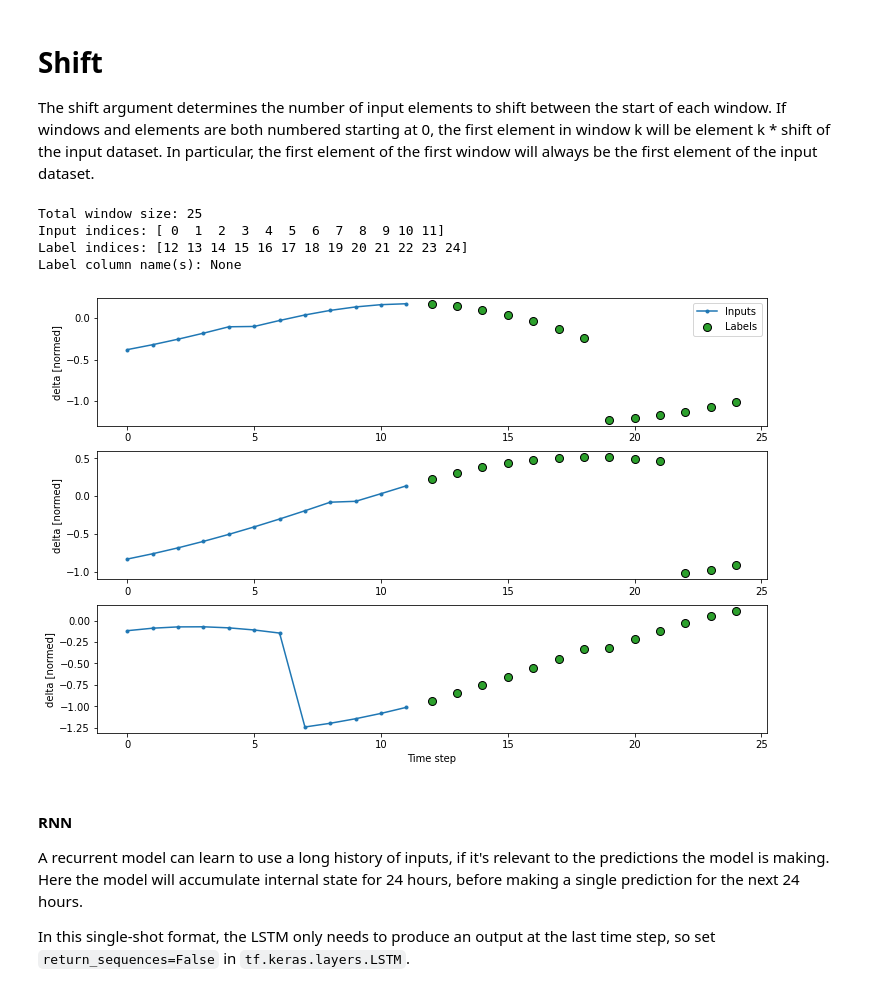
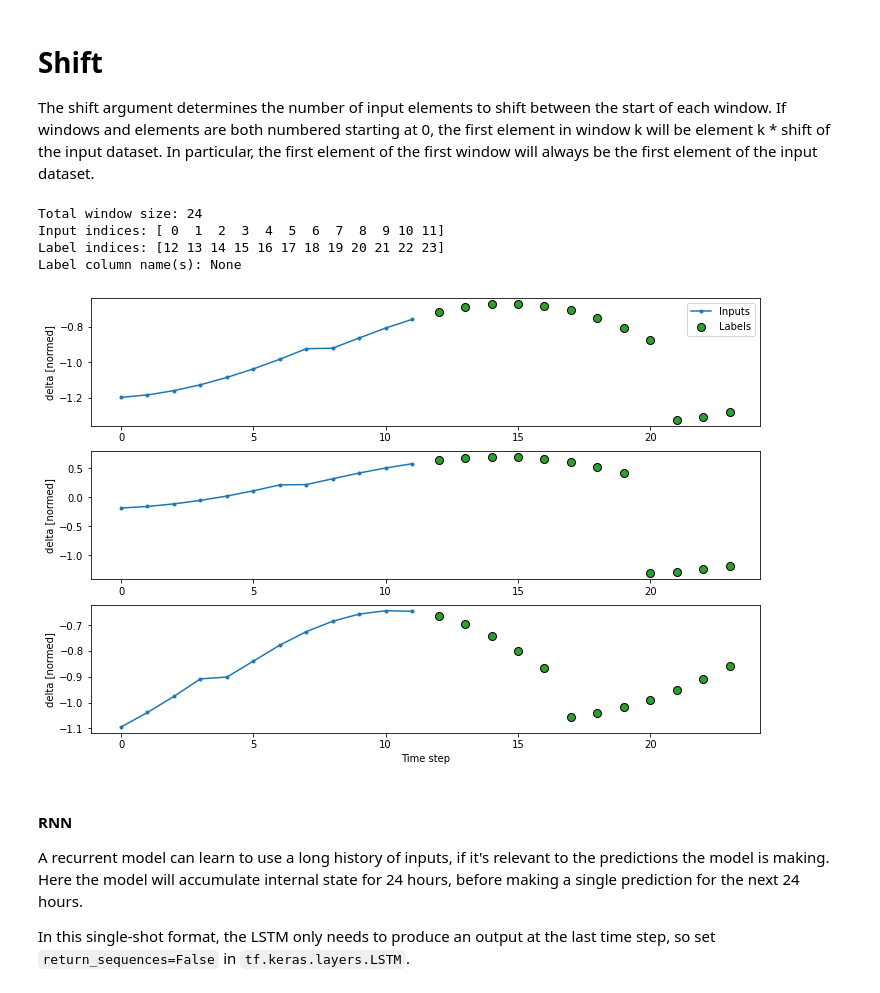
Before and after one commit to TamoshkinIvan/BKR, a Jupyter notebook: data_proc_haranor.ipynb, the cells around one changed output. Drawn from its saved outputs; the diff is of its cells as text; code cells hidden in the pictures.

```diff
--- a/data_proc_haranor.ipynb
+++ b/data_proc_haranor.ipynb
@@ -139,9 +140,9 @@ def pre_processing_kz250_data(csv_name, i):
 
         # Считаем необходимые данные
         transient = pd.read_csv(csv_name[i], delimiter=";",
-                                decimal=",", index_col=False)[29 - 1:51 + 3:]
+                                decimal=",", index_col=False)[29 - 1:51 + 2:]
         transient_56 = pd.read_csv(csv_name[i], delimiter=";",
-                                   decimal=",", index_col=False)[26 - 1:51 + 3:]
+                                   decimal=",", index_col=False)[26 - 1:51 + 2:]
 
         # Выполним расчеты относительно березовской грэс
         transient['delta'] = transient['delta_horon']   - transient['delta_beraza']
@@ -185,9 +186,9 @@ def pre_processing_kz300_data(csv_name, i):
 
         #Считаем необходимые данные
         transient = pd.read_csv(csv_name[i], delimiter=";",
-                                decimal=",", index_col=False)[31 - 1:53 + 3:]
+                                decimal=",", index_col=False)[31 - 1:53 + 2:]
         transient_56 = pd.read_csv(csv_name[i], delimiter=";",
-                                   decimal=",", index_col=False)[28 - 1:53 + 3:]
+                                   decimal=",", index_col=False)[28 - 1:53 + 2:]
 
 
 
@@ -290,9 +291,9 @@ timestamp_s = date_time.map(pd.Timestamp.timestamp)
 n = len(df)
 column_indices = {name: i for i, name in enumerate(df.columns)}
 
-train_df = df[0 : 80 * 25]
-val_df = df[80 * 25: 94 * 25]
-test_df = df[94 * 25:]
+train_df = df[0 : 80 * 24]
+val_df = df[80 * 24: 94 * 24]
+test_df = df[94 * 24:]
 # %% [markdown]
 # Нормализация данных
 # %% [markdown]
@@ -502,7 +503,7 @@ The shift argument determines the number of input elements to shift between the
 # %%
 MAX_EPOCHS = 1000
 num_features = 2
-OUT_STEPS = 10 + 3
+OUT_STEPS = 10 + 2
 multi_train_performance = {}
 multi_val_performance = {}
 multi_performance = {}
@@ -523,17 +524,17 @@ def compile_and_fit(model, window, patience=2):
 # %%
 multi_window = WindowGenerator(input_width=11 + 1,
                                label_width=OUT_STEPS,
-                               shift=10 + 3
+                               shift=10 + 2
                             )
 
 multi_window.plot()
 multi_window
 # %% [output]
-Total window size: 25
+Total window size: 24
 Input indices: [ 0  1  2  3  4  5  6  7  8  9 10 11]
-Label indices: [12 13 14 15 16 17 18 19 20 21 22 23 24]
+Label indices: [12 13 14 15 16 17 18 19 20 21 22 23]
 Label column name(s): None
-[figure, old version]
+[figure, new version]
 # %% [markdown]
 #### RNN
 A recurrent model can learn to use a long history of inputs, if it's relevant to the predictions the model is making. Here the model will accumulate internal state for 24 hours, before making a single prediction for the next 24 hours.
```
Also changed, not shown: parts of 17 cells of this notebook.
